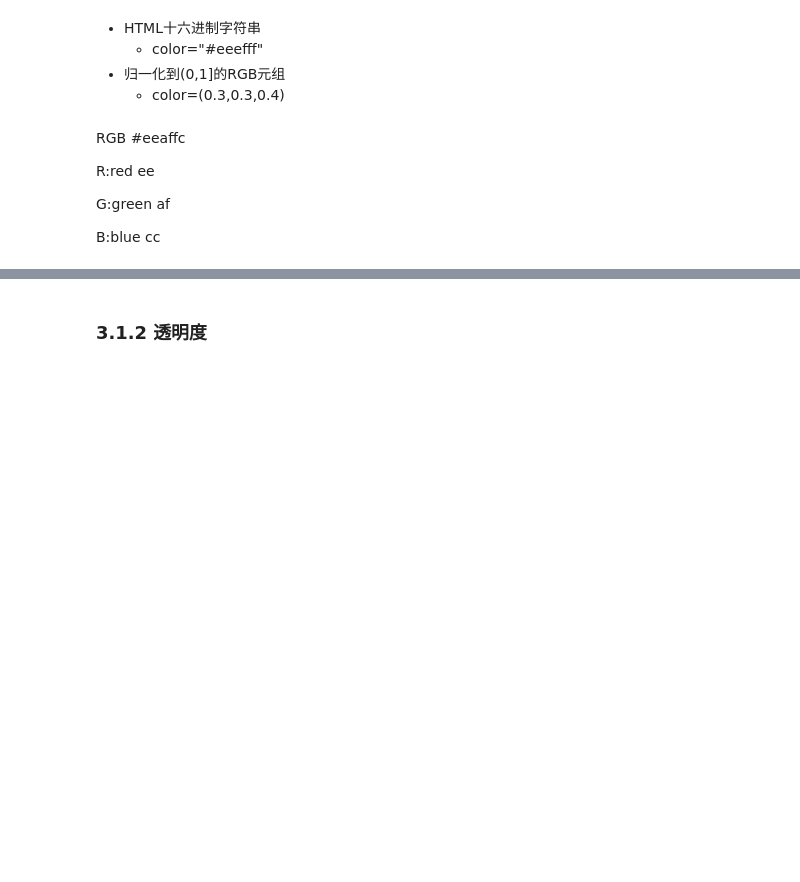
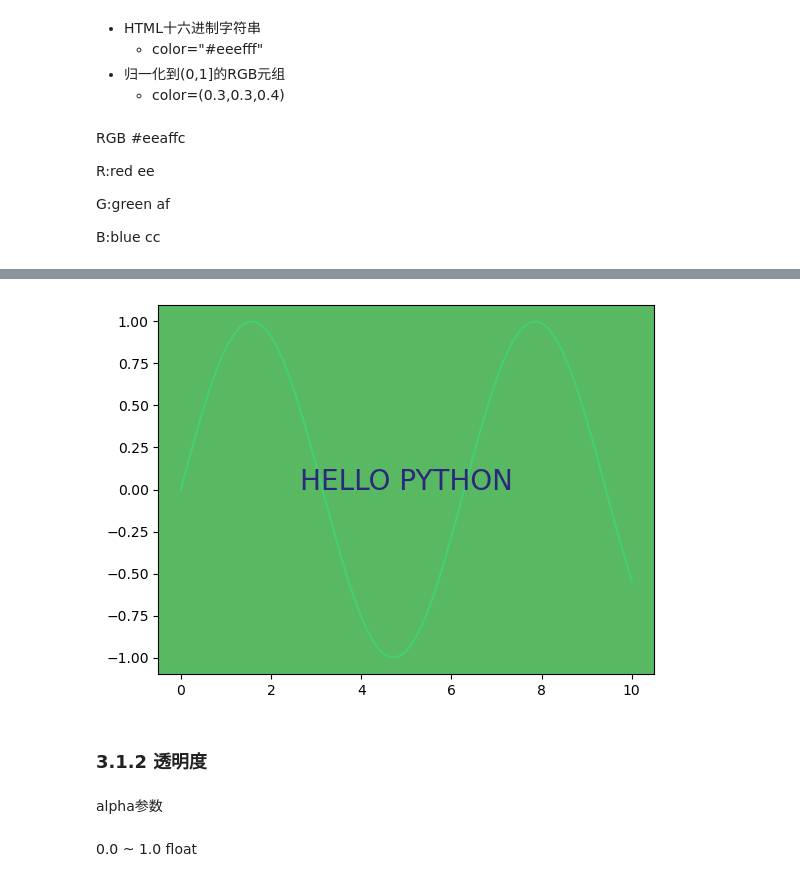
Before and after one commit to Leecoin49/StudyNote, a Jupyter notebook: LLM/AILLM_Luffy/1.Python/第21章Matplotlib/1.Matplotlib绘图.ipynb, the cells around one changed output, grey strips where cells are left out. Cells and saved outputs as stored; diff of their text form; code cells hidden in the pictures; blank space fills up the shorter version.

```diff
--- a/LLM/AILLM_Luffy/1.Python/第21章Matplotlib/1.Matplotlib绘图.ipynb
+++ b/LLM/AILLM_Luffy/1.Python/第21章Matplotlib/1.Matplotlib绘图.ipynb
@@ -515,2 +522,33 @@ plt.show()
+# %%
+import matplotlib.pyplot as plt
+import numpy as np
+
+# 1. 关键：关闭之前所有可能出错的窗口/清除当前画布状态
+plt.close('all')
+
+x = np.linspace(0, 10, 100)
+y = np.sin(x)
+
+# 2. 确保传入的是标准的 Python list 或 tuple
+# 使用 .tolist() 也是一种非常稳妥的方法
+random_bg = np.random.random(3).tolist()
+random_line = np.random.random(3).tolist()
+random_text = np.random.random(3).tolist()
+
+fig = plt.figure()
+ax = plt.subplot(facecolor=random_bg)
+plt.plot(x, y, color=random_line)
+plt.text(x=5, y=0, s='HELLO PYTHON', fontdict={
+    'color': random_text,
+    'fontsize': 20
+}, ha='center')
+
+plt.show()
+# %% [output]
+[figure, added]
 # %% [markdown]
 ### 3.1.2 透明度
+# %% [markdown]
+alpha参数
+# %% [markdown]
+0.0 ~ 1.0 float
```
Also changed, not shown: parts of 82 cells of this notebook.
